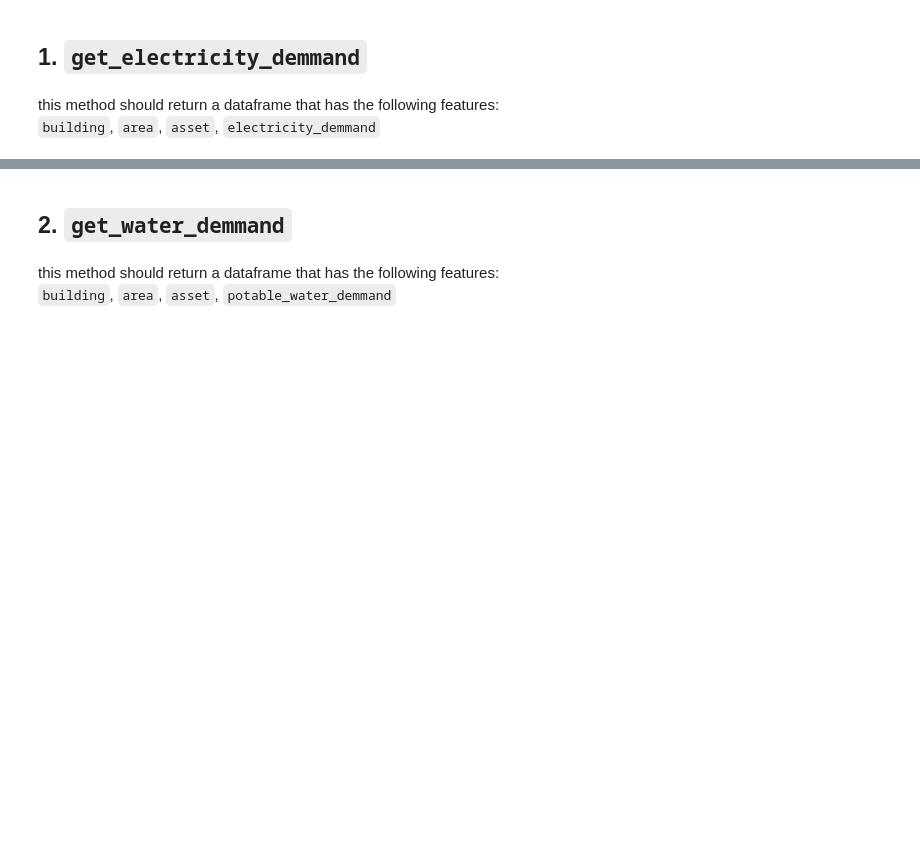
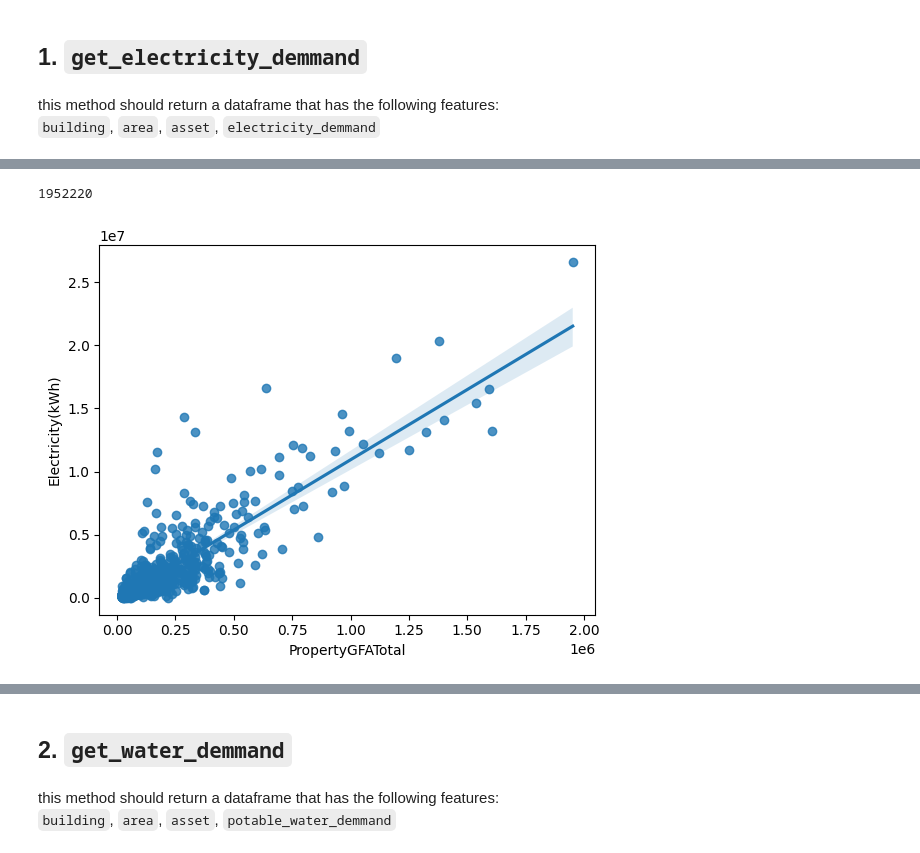
Before and after one commit to hramzan01/project_zero, a Jupyter notebook: nb_utilities.ipynb, the cells around one changed output, grey strips where cells are left out. Drawn from its saved outputs; the diff is of its cells as text; code cells hidden in the pictures; blank space fills up the shorter version.

```diff
--- a/nb_utilities.ipynb
+++ b/nb_utilities.ipynb
@@ -54,0 +160,14 @@ dtype: int64
+# %%
+import seaborn as sns
+
+# Filter the DataFrame for 'College/University' property type
+df_college_university = df_seattle[df_seattle['PrimaryPropertyType'] == 'College/University']
+df_college_university = df_seattle[df_seattle['PropertyGFATotal'] < 2200000]
+
+# Plotting regression between 'Electricity(kWh)' and 'College/University'
+sns.regplot(data=df_college_university, x='PropertyGFATotal', y='Electricity(kWh)')
+
+df_college_university.PropertyGFATotal.max()
+# %% [output]
+1952220
+[figure, added]
```
Also changed, not shown: parts of 22 cells of this notebook.
